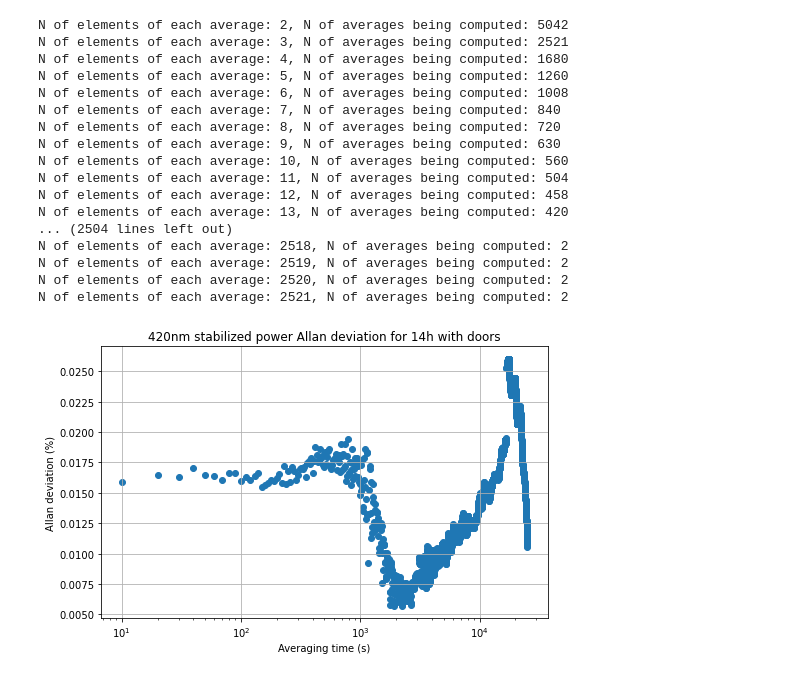
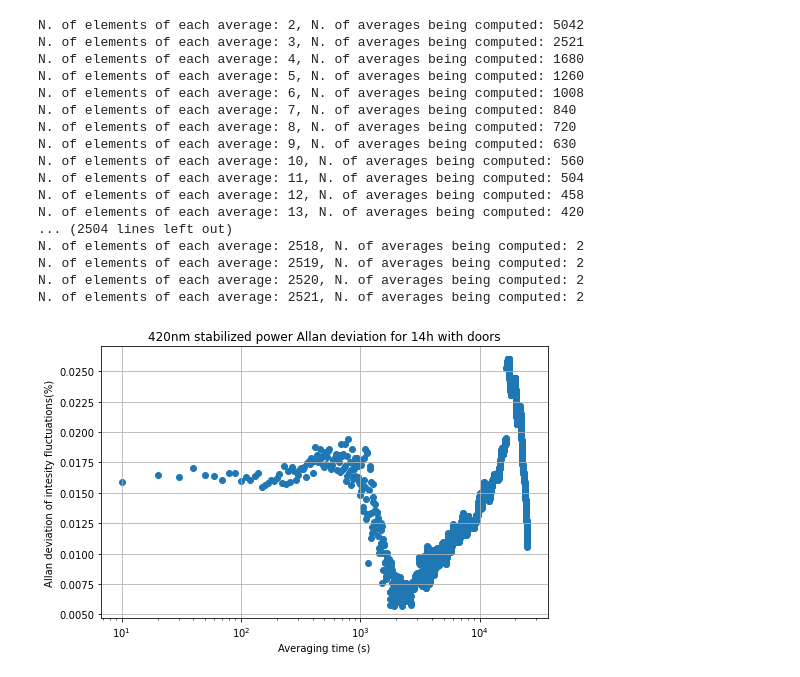
Before and after one commit to hodeiei/Allandev, a Jupyter notebook: simpl_power_allanfor.ipynb, the cells around one changed output. Cells and saved outputs as stored; diff of their text form; code cells hidden in the pictures.

```diff
--- a/simpl_power_allanfor.ipynb
+++ b/simpl_power_allanfor.ipynb
@@ -31,56 +30,56 @@ yallandev = np.zeros(len(x))
 mean = np.zeros(len(x))
 std = np.zeros(len(x))
 
-for j in range(1, int(len(totaldata[:,4])/2)):
+for j in range(1, int(len(totaldata[:,4])/2)): #j cannot be larger than half the number of elements in powers
     powers = totaldata[:,4]
     rm = remainder(len(powers), j)
     #print(rm)
 #We remove elements from powers to make it divisible by the number of elements j over which we average for a time interval
     for i in range(0,rm):
         powers = np.delete(powers, len(powers)-1)
 #We calculate averages over slices made of a j number elements
     for i in range(len(powers[::j])):
-        powermeans = np.mean(powers.reshape(-1, j), axis=1)
+        powermeans = np.mean(powers.reshape(-1, j), axis=1) #We reshape the array to have j columns and as many rows as needed, then we average over the rows (axis=1)
     shifted_powermeans = np.roll(powermeans,-1)
 
-    y = (powermeans-shifted_powermeans)/meanpower
-    y = np.delete(y, len(y)-1)
-    y = y**2
-    print(f"N of elements of each average: {j+1}, N of averages being computed: {len(powermeans)}")
-    yallan[j-1] = np.sum(y)/(2*len(y))
+    y = (powermeans-shifted_powermeans)/meanpower #Normalized to the mean power (see Phys. Rev. A 72, 023406).
+    y = np.delete(y, len(y)-1) #We remove the last element which is not valid because of the roll
+    y = y**2 #We square the differences (see Phys. Rev. A 72, 023406).
+    print(f"N. of elements of each average: {j+1}, N. of averages being computed: {len(powermeans)}")
+    yallan[j-1] = np.sum(y)/(2*len(y)) #We divide by 2 times the N. of addends (see Phys. Rev. A 72, 023406).
     yallandev[j-1] = np.sqrt(yallan[j-1])
     #mean[j-1] = np.mean(np.abs(y))
     #std[j-1] = np.std(y, ddof=1)
 
 ############################################plotting##################################################
 
 fig, ax = plt.subplots(figsize=(8,5))
 ax.scatter(x[0:int(len(totaldata[:,4])/2-1)], yallandev[0:int(len(totaldata[:,4])/2-1)]*100) #percentage
 ax.set_xscale('log')
-#plt.errorbar(x,y,yer,xerr=None,ls='none')
+#ax.set_yscale('log')
 plt.title("420nm stabilized power Allan deviation for 14h with doors")
 plt.xlabel('Averaging time (s)')
-plt.ylabel('Allan deviation (%)')
+plt.ylabel('Allan deviation of intesity fluctuations(%)')
 #plt.legend(loc='best', fancybox=True, shadow=True)
 plt.grid(True)
 #plt.savefig(path+'\\420_stab_14h_allandevfull.jpg', dpi=300, bbox_inches='tight')
 plt.show()
 # %% [output]
-N of elements of each average: 2, N of averages being computed: 5042
-N of elements of each average: 3, N of averages being computed: 2521
-N of elements of each average: 4, N of averages being computed: 1680
-N of elements of each average: 5, N of averages being computed: 1260
-N of elements of each average: 6, N of averages being computed: 1008
-N of elements of each average: 7, N of averages being computed: 840
-N of elements of each average: 8, N of averages being computed: 720
-N of elements of each average: 9, N of averages being computed: 630
-N of elements of each average: 10, N of averages being computed: 560
-N of elements of each average: 11, N of averages being computed: 504
-N of elements of each average: 12, N of averages being computed: 458
-N of elements of each average: 13, N of averages being computed: 420
+N. of elements of each average: 2, N. of averages being computed: 5042
+N. of elements of each average: 3, N. of averages being computed: 2521
+N. of elements of each average: 4, N. of averages being computed: 1680
+N. of elements of each average: 5, N. of averages being computed: 1260
+N. of elements of each average: 6, N. of averages being computed: 1008
+N. of elements of each average: 7, N. of averages being computed: 840
+N. of elements of each average: 8, N. of averages being computed: 720
+N. of elements of each average: 9, N. of averages being computed: 630
+N. of elements of each average: 10, N. of averages being computed: 560
+N. of elements of each average: 11, N. of averages being computed: 504
+N. of elements of each average: 12, N. of averages being computed: 458
+N. of elements of each average: 13, N. of averages being computed: 420
 ... (2504 lines left out)
-N of elements of each average: 2518, N of averages being computed: 2
-N of elements of each average: 2519, N of averages being computed: 2
-N of elements of each average: 2520, N of averages being computed: 2
-N of elements of each average: 2521, N of averages being computed: 2
+N. of elements of each average: 2518, N. of averages being computed: 2
+N. of elements of each average: 2519, N. of averages being computed: 2
+N. of elements of each average: 2520, N. of averages being computed: 2
+N. of elements of each average: 2521, N. of averages being computed: 2
-[figure, old version]
+[figure, new version]
```
Also changed, not shown: parts of 1 cell of this notebook.
